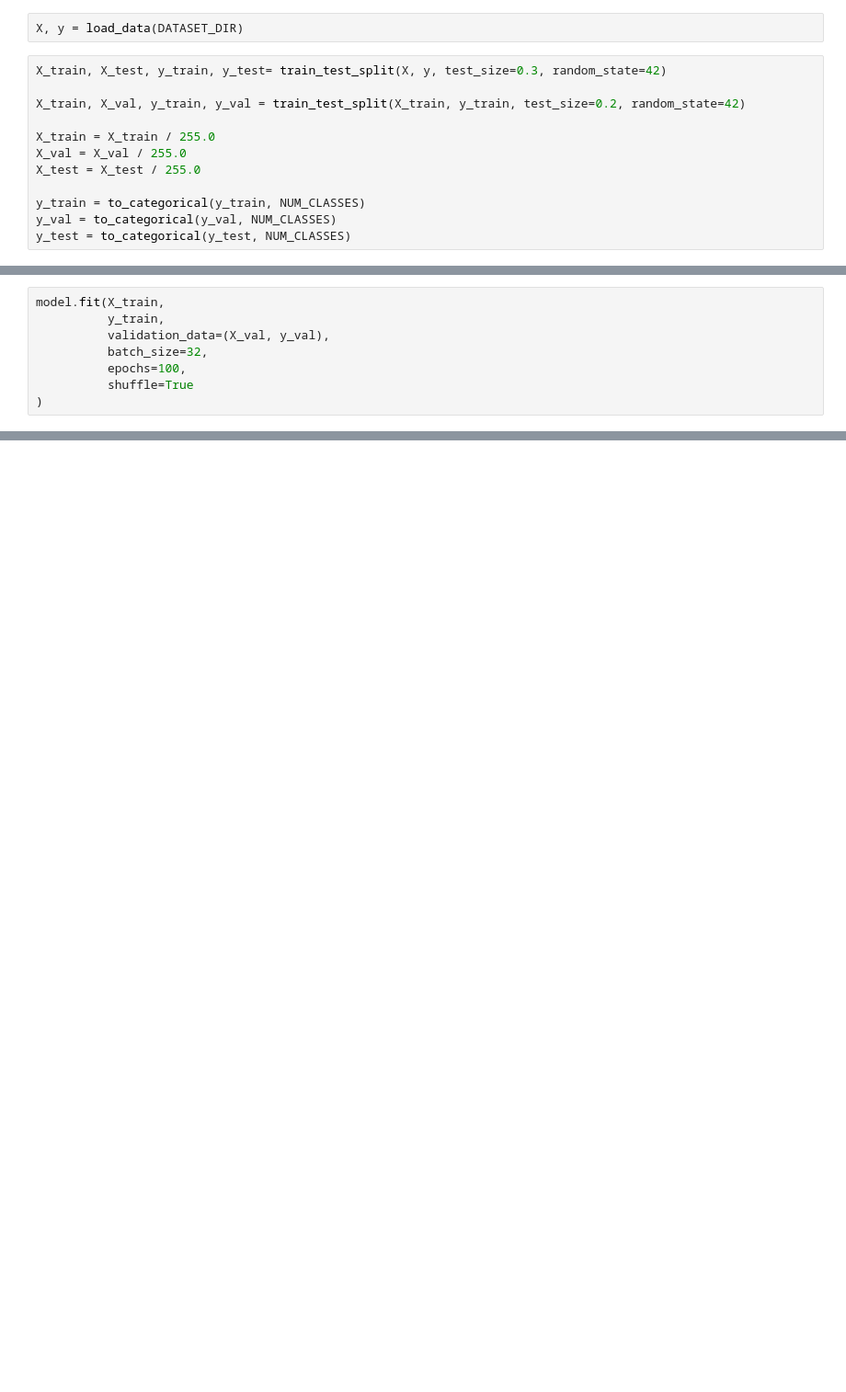
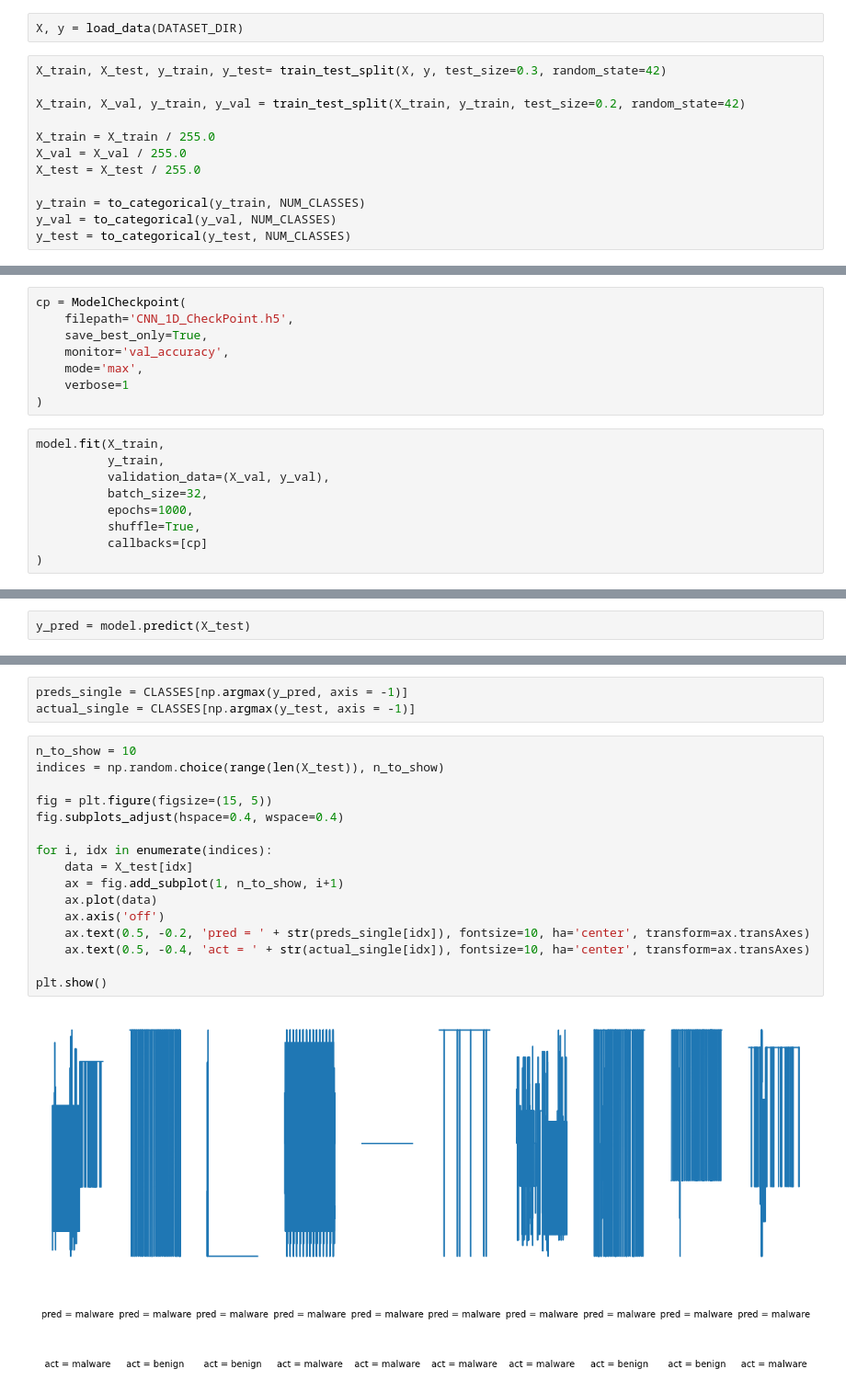
Before and after one commit to PGHOON/CryptoGuard, a Jupyter notebook: CNN/CNN_1D.ipynb, the cells around one changed output, grey strips where cells are left out. Shown at 92% size. Drawn from its saved outputs; the diff is of its cells as text; blank space fills up the shorter version.

```diff
--- a/CNN/CNN_1D.ipynb
+++ b/CNN/CNN_1D.ipynb
@@ -387,9 +396,18 @@ _________________________________________________________________
+# %%
+cp = ModelCheckpoint(
+    filepath='CNN_1D_CheckPoint.h5',
+    save_best_only=True,
+    monitor='val_accuracy',
+    mode='max',
+    verbose=1
+)
 # %%
 model.fit(X_train,
           y_train,
           validation_data=(X_val, y_val),
           batch_size=32,
-          epochs=100,
-          shuffle=True
+          epochs=1000,
+          shuffle=True,
+          callbacks=[cp]
 )
 # %% [output]
@@ -411,0 +445,2 @@ model.evaluate(X_test, y_test, batch_size=1000)
+# %%
+y_pred = model.predict(X_test)
@@ -411,0 +449,21 @@ model.evaluate(X_test, y_test, batch_size=1000)
+# %%
+preds_single = CLASSES[np.argmax(y_pred, axis = -1)]
+actual_single = CLASSES[np.argmax(y_test, axis = -1)]
+# %%
+n_to_show = 10
+indices = np.random.choice(range(len(X_test)), n_to_show)
+
+fig = plt.figure(figsize=(15, 5))
+fig.subplots_adjust(hspace=0.4, wspace=0.4)
+
+for i, idx in enumerate(indices):
+    data = X_test[idx]
+    ax = fig.add_subplot(1, n_to_show, i+1)
+    ax.plot(data)
+    ax.axis('off')
+    ax.text(0.5, -0.2, 'pred = ' + str(preds_single[idx]), fontsize=10, ha='center', transform=ax.transAxes)
+    ax.text(0.5, -0.4, 'act = ' + str(actual_single[idx]), fontsize=10, ha='center', transform=ax.transAxes)
+
+plt.show()
+# %% [output]
+[figure, added]
```
Also changed, not shown: parts of 12 cells of this notebook, 2 other files.
